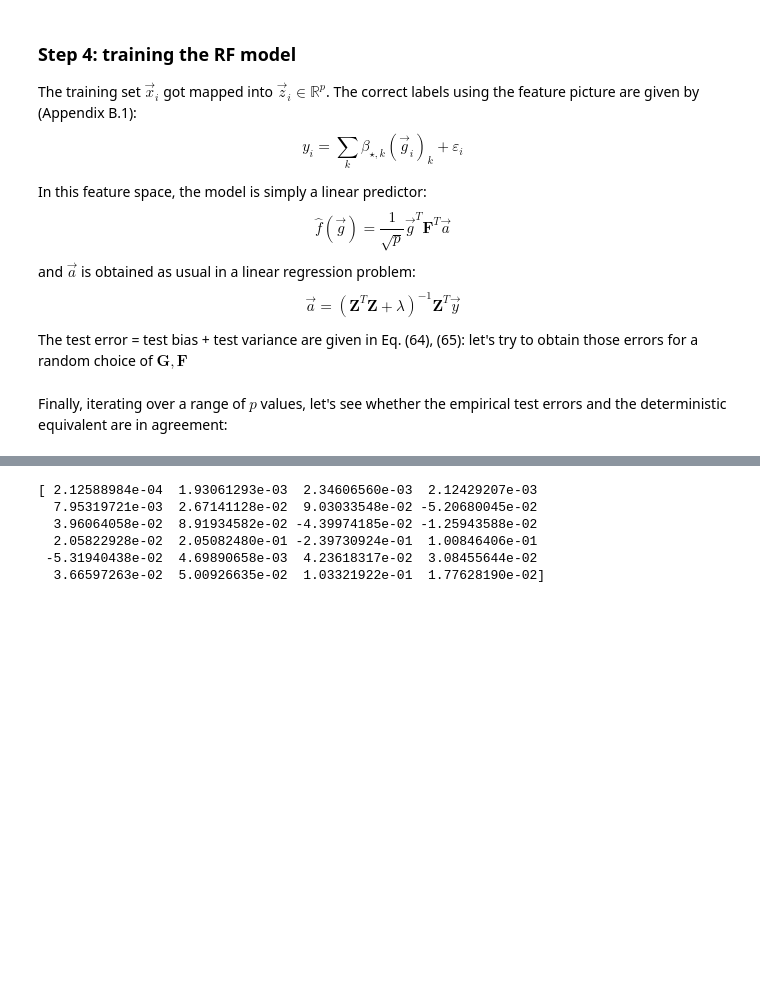
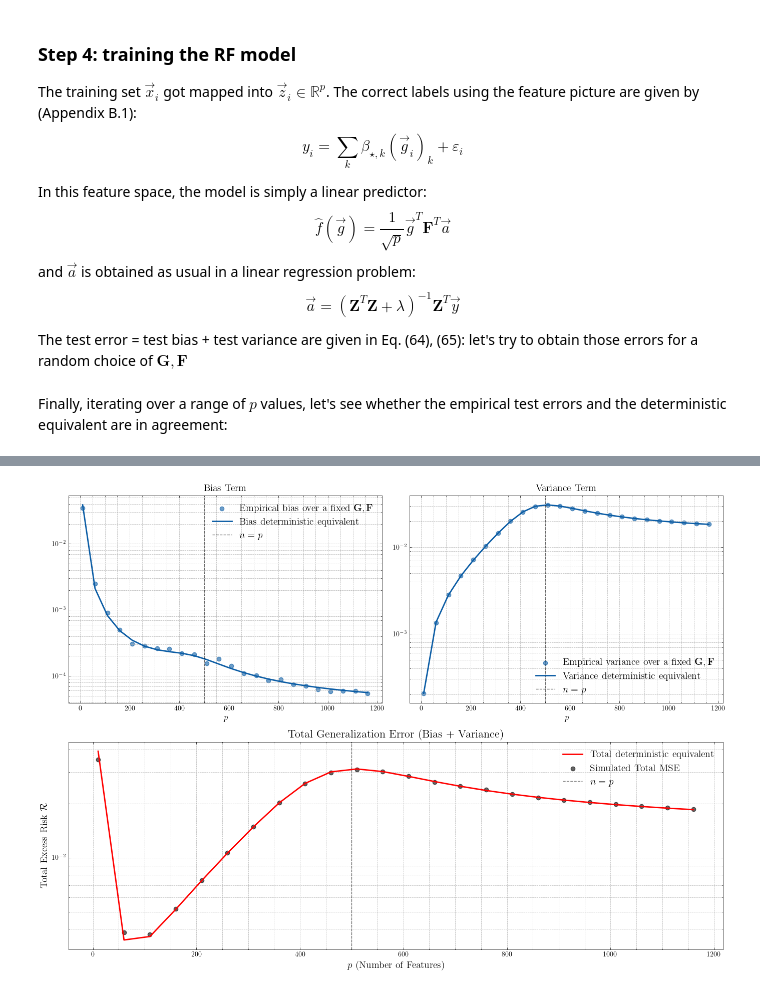
Before and after one commit to lorenzorizzi17/NeuralScaling, a Jupyter notebook: deterministicEquivalentRFRR.ipynb, the cells around one changed output, grey strips where cells are left out. Drawn from its saved outputs; the diff is of its cells as text; code cells hidden in the pictures; blank space fills up the shorter version.

```diff
--- a/deterministicEquivalentRFRR.ipynb
+++ b/deterministicEquivalentRFRR.ipynb
@@ -295,9 +256,37 @@ plt.show()
-# %%
-print(testErrorsVar)
-# %% [output]
-[ 2.12588984e-04  1.93061293e-03  2.34606560e-03  2.12429207e-03
-  7.95319721e-03  2.67141128e-02  9.03033548e-02 -5.20680045e-02
-  3.96064058e-02  8.91934582e-02 -4.39974185e-02 -1.25943588e-02
-  2.05822928e-02  2.05082480e-01 -2.39730924e-01  1.00846406e-01
- -5.31940438e-02  4.69890658e-03  4.23618317e-02  3.08455644e-02
-  3.66597263e-02  5.00926635e-02  1.03321922e-01  1.77628190e-02]
+# %%
+# Matplot stuff
+plt.figure(figsize=(14, 10))
+plt.subplot(2, 2, 1)
+plt.scatter(pValues, testErrorsBias, label="Empirical bias over a fixed $\mathbf{G}, \mathbf{F}$", alpha=0.6)
+plt.plot(pValues, detEquivBias, '-', label="Bias deterministic equivalent", linewidth=2)
+plt.xlabel("$p$", fontsize=12)
+plt.axvline(x=n, color='k', linestyle='--', alpha=0.5, label="$n=p$")
+plt.yscale("log")
+plt.title("Bias Term", fontsize=14)
+plt.legend(fontsize=14)
+plt.grid(True, which="both", ls="--", lw=0.5)
+
+plt.subplot(2, 2, 2)
+plt.scatter(pValues, testErrorsVar, label="Empirical variance over a fixed $\mathbf{G}, \mathbf{F}$", alpha=0.6)
+plt.plot(pValues, detEquivVar, '-', label="Variance deterministic equivalent", linewidth=2)
+plt.xlabel("$p$", fontsize=12)
+plt.axvline(x=n, color='k', linestyle='--', alpha=0.5, label="$n=p$")
+plt.yscale("log")
+plt.title("Variance Term", fontsize=14)
+plt.legend(fontsize=14)
+plt.grid(True, which="both", ls="--", lw=0.5)
+
+plt.subplot(2, 1, 2)
+plt.plot(pValues, detEquivTotal, 'r-', label="Total deterministic equivalent", linewidth=2)
+plt.scatter(pValues, testErrorsTotal, c='k', label="Simulated Total MSE", alpha=0.6)
+plt.xlabel("$p$ (Number of Features)", fontsize=14)
+plt.ylabel("Total Excess Risk $\mathcal{R}$", fontsize=14)
+plt.axvline(x=n, color='k', linestyle='--', alpha=0.5, label="$n=p$")
+plt.yscale("log")
+plt.title("Total Generalization Error (Bias + Variance)", fontsize=16)
+plt.legend(fontsize=14)
+plt.grid(True, which="both", ls="--", lw=0.5)
+plt.tight_layout()
+plt.show()
+# %% [output]
+[figure, added]
```
Also changed, not shown: parts of 2 cells of this notebook.
